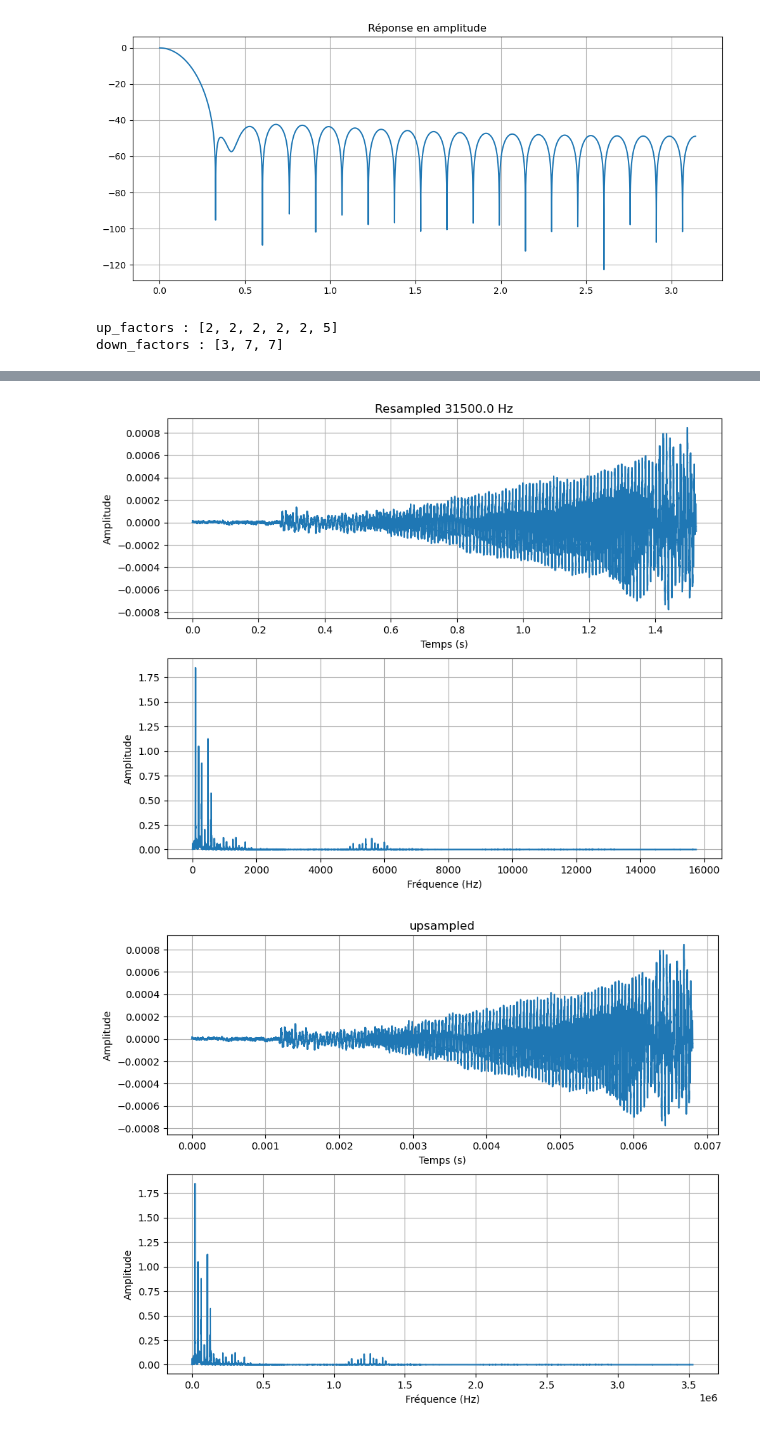
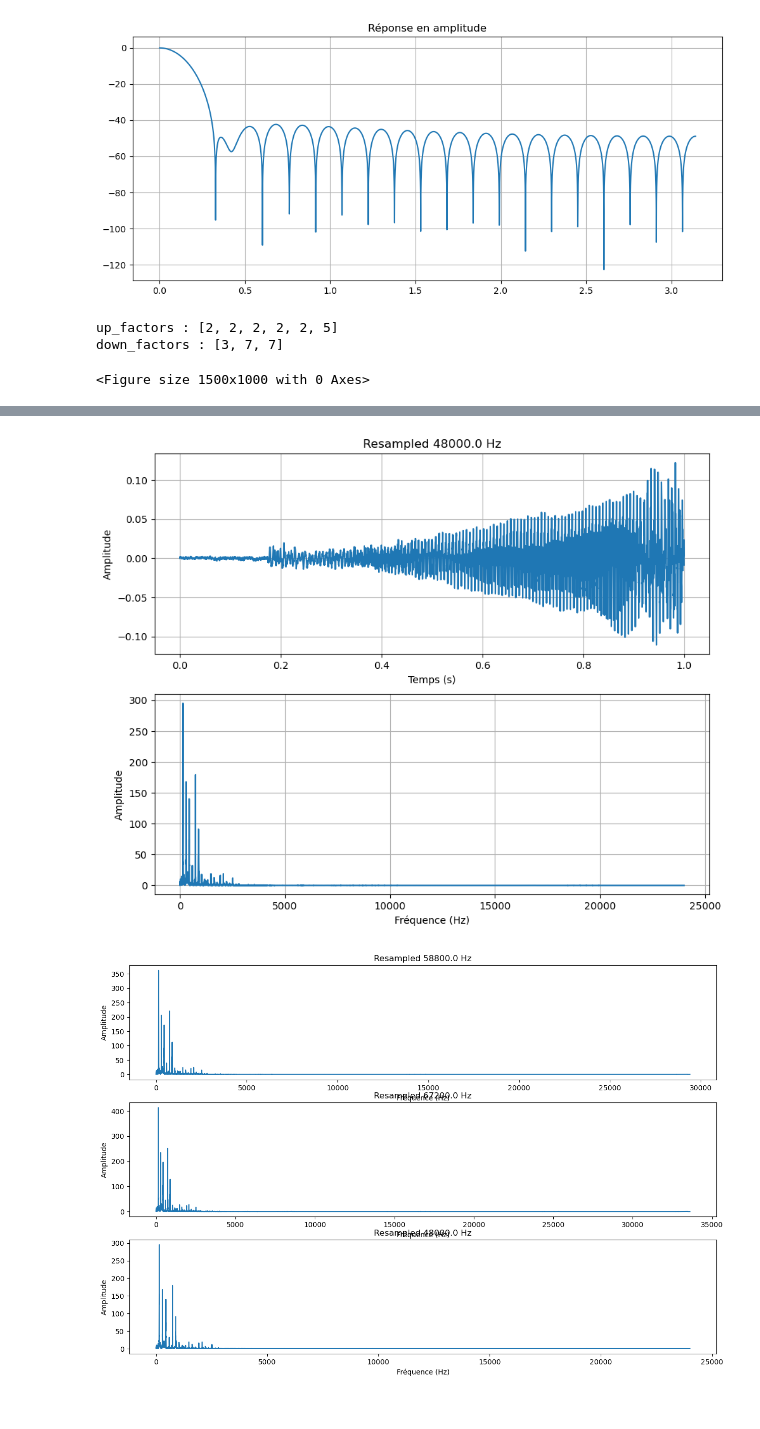
Before and after one commit to tutur90/Modelisation-Chaine-Traitement-Numerique, a Jupyter notebook: TP2.ipynb, the cells around one changed output, grey strips where cells are left out. Saved outputs shown, nothing was run; the diff lists cells and outputs as text; code cells hidden in the pictures.

```diff
--- a/TP2.ipynb
+++ b/TP2.ipynb
@@ -177,15 +209,13 @@ Text(0.5, 1.0, 'Réponse en amplitude')
 [figure]
 # %%
 from sympy import factorint
-
 
 gcd = np.gcd(fs_in, fs_out)
 
 up_factor = fs_out // gcd
 down_factor = fs_in // gcd
 
-
-    # Décomposition des facteurs en nombres premiers
+# Décomposition des facteurs en nombres premiers
 up_factors = factorint(up_factor, multiple=True)
 down_factors = factorint(down_factor, multiple=True)
 
@@ -194,60 +224,44 @@ print("down_factors :", down_factors)
 
 factors = [(4, 3), (8, 7), (5, 7)]
 
-order = 21
+order = 41
 
 x = playback_44100
 
 points_per_hz = len(x) / fs_in
 
-for factor in factors:
+freq = fs_in
 
+x_s = []
 
-    x = NaiveResample(x, fs_in, fs_in * factor[0] // factor[1], numtaps=order)
-    plot_signal(x, fs_in * factor[0] // factor[1], f"Resampled {fs_in * factor[0] // factor[1]/points_per_hz} Hz")
+plt.figure(figsize=(15, 10))
 
-plot_signal(x, fs_in*up_factor, "upsampled")
+for i, factor in enumerate(factors):
+    up_factor, down_factor = factor
+    x = UpSample(x, up_factor)
+    cutoff = 1/(2*down_factor)
+    taps = signal.firwin(numtaps=order, cutoff=cutoff)
+    x = signal.lfilter(taps, 1.0, x)*up_factor
+    x = DownSample(x, down_factor)
+    x_s.append(x)
+    freq = len(x) / points_per_hz
+    plot_signal(x, freq, f"Resampled {freq} Hz")
 
+plt.show()
 
+resampled = x
 
-# cutoff = 1/down_factor
-# taps = signal.firwin(numtaps=801, cutoff=cutoff)
+plt.figure(figsize=(15, 10))
+for i, x in enumerate(x_s):
+    freq = len(x) / points_per_hz
+    plt.subplot(3, 1, i + 1)
+    plt.plot(rfftfreq(len(x), 1/freq), np.abs(rfft(x)))
+    plt.title(f"Resampled {freq} Hz")
+    plt.xlabel("Fréquence (Hz)")
+    plt.ylabel("Amplitude")
 
-# filtred_upsampled = signal.lfilter(taps, 1.0, upsampled)
-
-
-
-# plot_signal(filtred_upsampled, fs_in*up_factor, "filtred_upsampled")
-
-# resampled = DownSample(filtred_upsampled, down_factor)
-
-# plot_signal(resampled, fs_out, "resampled")
-
-# plt.figure(figsize=(15*2, 5*2))
-
-# plt.subplot(2, 2, 1)
-# plt.plot(rfftfreq(len(upsampled), 1/fs_in/up_factor), np.abs(rfft(upsampled)))
-# plt.title("Upsampled")
-# plt.xlabel("Fréquence (Hz)")
-# plt.ylabel("Amplitude")
-
-# plt.subplot(2, 2, 2)
-# plt.plot(rfftfreq(len(filtred_upsampled), 1/fs_in/up_factor), np.abs(rfft(filtred_upsampled)))
-# plt.title("Filtred upsampled")
-# plt.xlabel("Fréquence (Hz)")
-# plt.ylabel("Amplitude")
-
-# plt.subplot(2, 2, 3)
-# plt.plot(rfftfreq(len(resampled), 1/fs_out), np.abs(rfft(resampled)))
-# plt.title("Resampled")
-# plt.xlabel("Fréquence (Hz)")
-# plt.ylabel("Amplitude")
-
-# plt.subplot(2, 2, 4)
-# plt.plot(rfftfreq(len(playback_44100), 1/fs_in), np.abs(rfft(playback_44100)))
-# plt.title("Original")
-# plt.xlabel("Fréquence (Hz)")
-# plt.ylabel("Amplitude")
+plt.show()
 # %% [output]
 up_factors : [2, 2, 2, 2, 2, 5]
 down_factors : [3, 7, 7]
+<Figure size 1500x1000 with 0 Axes>
@@ -256,2 +270,2 @@ down_factors : [3, 7, 7]
-[figure, old version]
+[figure, new version]
-[figure, old version]
+[figure, new version]
```
Also changed, not shown: parts of 9 cells of this notebook, 1 other file.
